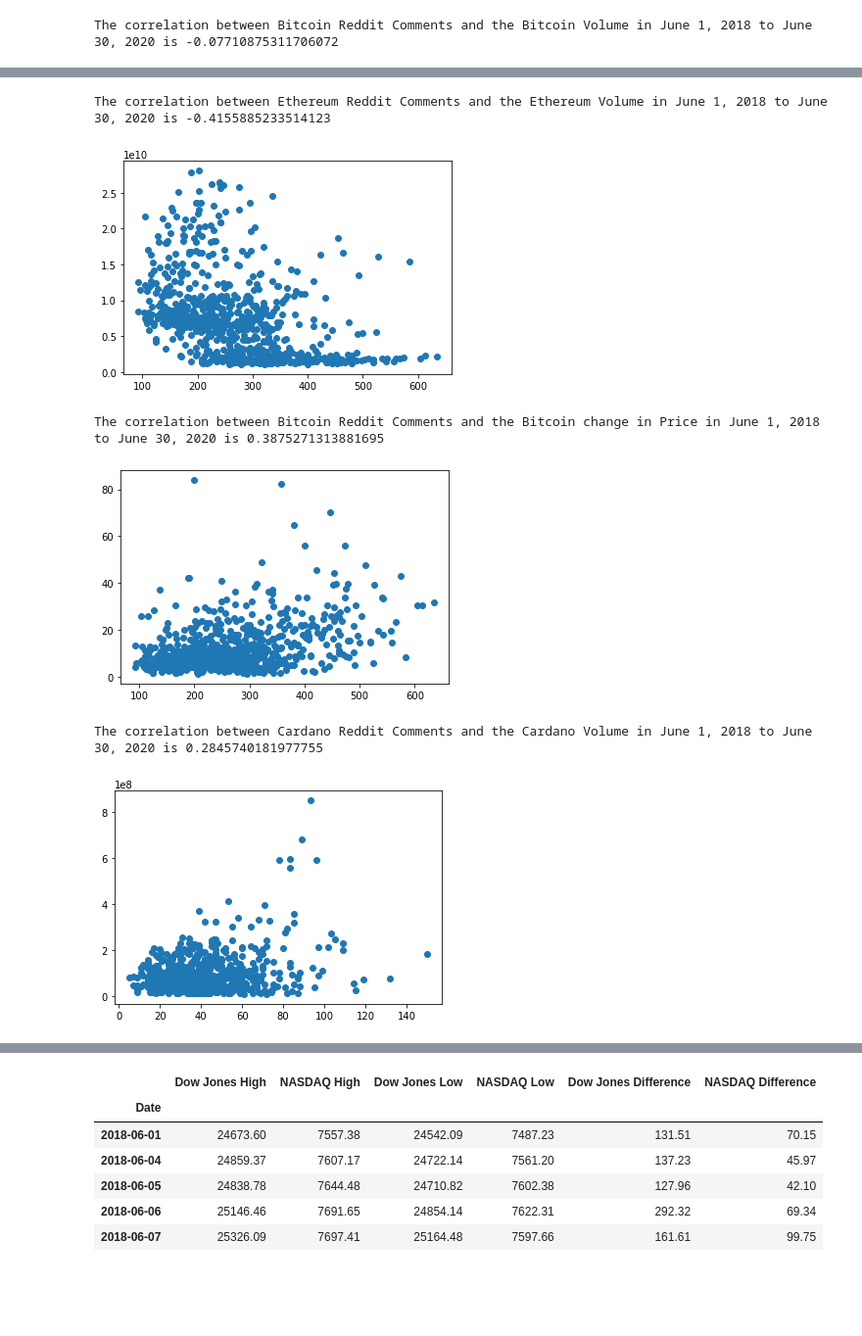
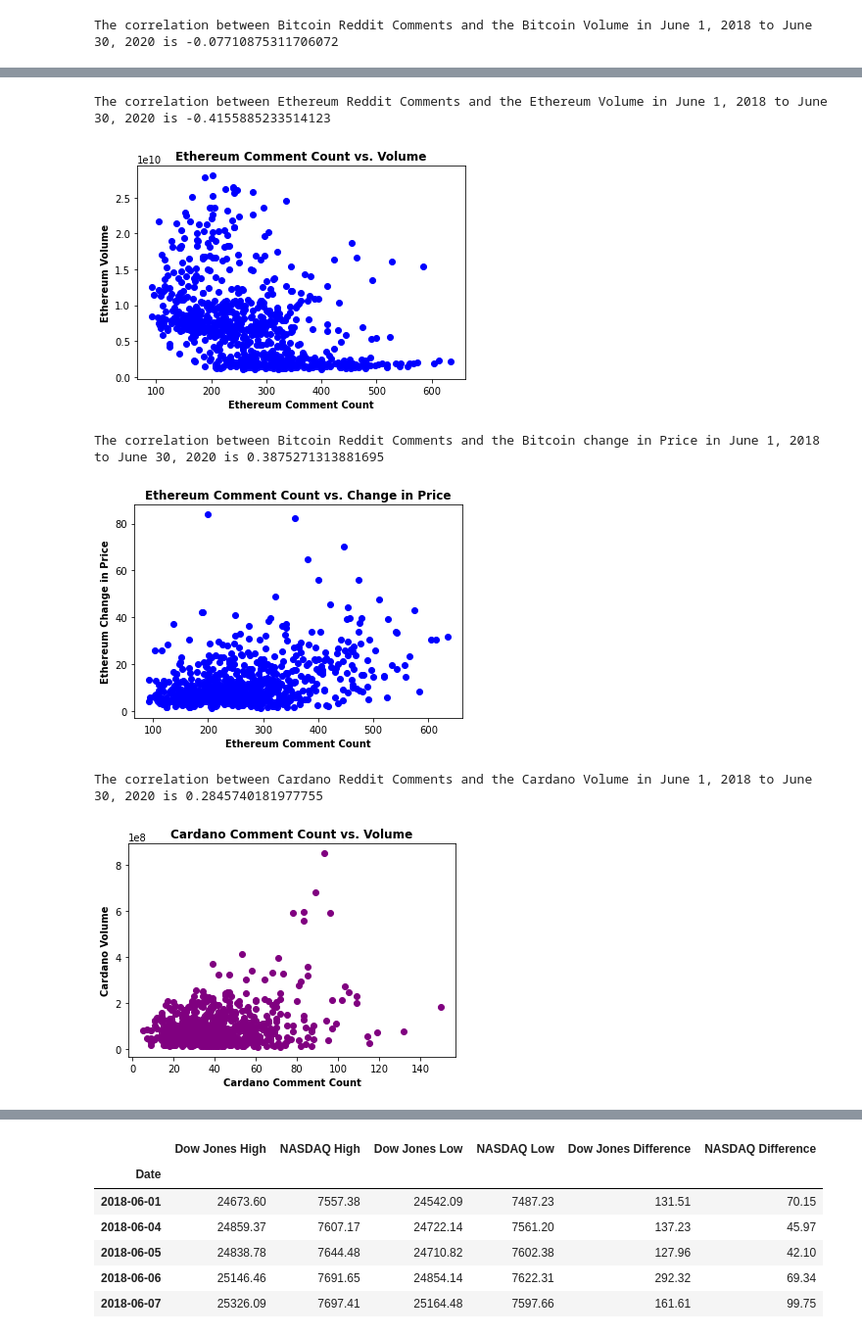
Before and after one commit to ashleighdevito/Cryptocurrency, a Jupyter notebook: Analysis/Working_Scripts/statistics.ipynb, the cells around one changed output, grey strips where cells are left out. Shown at 98% size. Saved outputs shown, nothing was run; the diff lists cells and outputs as text; code cells hidden in the pictures; blank space fills up the shorter version.

```diff
--- a/Analysis/Working_Scripts/statistics.ipynb
+++ b/Analysis/Working_Scripts/statistics.ipynb
@@ -259,7 +259,7 @@ crypto_high.head()
 # %%
 crypto_change = pd.merge(crypto_high, crypto_low, on = 'Date')
 crypto_change['Bitcoin Difference'] = crypto_change['Bitcoin High'] - crypto_change['Bitcoin Low']
-crypto_change['Etheremum Difference'] = crypto_change['Etheremum High'] - crypto_change['Etheremum Low']
+crypto_change['Ethereum Difference'] = crypto_change['Ethereum High'] - crypto_change['Ethereum Low']
 crypto_change['Dogecoin Difference'] = crypto_change['Dogecoin High'] - crypto_change['Dogecoin Low']
 crypto_change['Cardano Difference'] = crypto_change['Cardano High'] - crypto_change['Cardano Low']
 crypto_change
@@ -354,38 +360,44 @@ ether_comments = df.loc[df['Exchange']=='Ethereum', ['Date', 'SubReddit']]
 ether_comments.reset_index()
 ether_comments['Date'] = [i.strftime("%Y-%m-%d") for i in ether_comments['Date']]
 
-ether_volume = crypto_volume[["Etheremum Volume"]]
+ether_volume = crypto_volume[["Ethereum Volume"]]
 ether_volume.reset_index(inplace=True)
 
 ether_merged_df = pd.merge(ether_comments, ether_volume)
 ether_comments_merged = ether_merged_df['SubReddit']
-ether_volume_merged = ether_merged_df['Etheremum Volume']
+ether_volume_merged = ether_merged_df['Ethereum Volume']
 correlation = st.pearsonr(ether_comments_merged, ether_volume_merged)
 
 print(f"The correlation between Ethereum Reddit Comments and the Ethereum Volume in June 1, 2018 to June 30, 2020 is {correlation[0]}")
 
-plt.scatter(ether_comments_merged, ether_volume_merged)
+plt.scatter(ether_comments_merged, ether_volume_merged, color ="blue")
+plt.xlabel("Ethereum Comment Count",fontweight="bold")
+plt.ylabel("Ethereum Volume",fontweight="bold")
+plt.title("Ethereum Comment Count vs. Volume",fontweight="bold")
 plt.show()
 # %% [output]
 The correlation between Ethereum Reddit Comments and the Ethereum Volume in June 1, 2018 to June 30, 2020 is -0.4155885233514123
-[figure, old version]
+[figure, new version]
 # %%
-ether_difference = crypto_change[['Etheremum Difference']]
+ether_difference = crypto_change[['Ethereum Difference']]
 ether_difference.reset_index(inplace=True)
 
 ether_diff_merged = pd.merge(ether_comments, ether_difference)
 ether_com = ether_diff_merged['SubReddit']
-ether_diff = ether_diff_merged['Etheremum Difference']
+ether_diff = ether_diff_merged['Ethereum Difference']
 
 correlation = st.pearsonr(ether_com, ether_diff)
 
 print(f"The correlation between Bitcoin Reddit Comments and the Bitcoin change in Price in June 1, 2018 to June 30, 2020 is {correlation[0]}")
 
-plt.scatter(ether_com, ether_diff)
+plt.scatter(ether_com, ether_diff, color ="blue")
+plt.xlabel("Ethereum Comment Count",fontweight="bold")
+plt.ylabel("Ethereum Change in Price",fontweight="bold")
+plt.title("Ethereum Comment Count vs. Change in Price",fontweight="bold")
 plt.show()
 # %% [output]
 The correlation between Bitcoin Reddit Comments and the Bitcoin change in Price in June 1, 2018 to June 30, 2020 is 0.3875271313881695
-[figure, old version]
+[figure, new version]
 # %%
 card_comments = df.loc[df['Exchange']=='Cardano', ['Date', 'SubReddit']]
 card_comments.reset_index()
@@ -398,11 +410,14 @@ card_volume_merged = card_merged_df['Cardano Volume']
 correlation = st.pearsonr(card_comments_merged, card_volume_merged)
 
 print(f"The correlation between Cardano Reddit Comments and the Cardano Volume in June 1, 2018 to June 30, 2020 is {correlation[0]}")
-plt.scatter(card_comments_merged, card_volume_merged)
+plt.scatter(card_comments_merged, card_volume_merged, color ="purple")
+plt.xlabel("Cardano Comment Count",fontweight="bold")
+plt.ylabel("Cardano Volume",fontweight="bold")
+plt.title("Cardano Comment Count vs. Volume",fontweight="bold")
 plt.show()
 # %% [output]
 The correlation between Cardano Reddit Comments and the Cardano Volume in June 1, 2018 to June 30, 2020 is 0.2845740181977755
-[figure, old version]
+[figure, new version]
 # %%
 card_difference = crypto_change[['Cardano Difference']]
 card_difference.reset_index(inplace=True)
```
Also changed, not shown: parts of 25 cells of this notebook, 30 other files.
